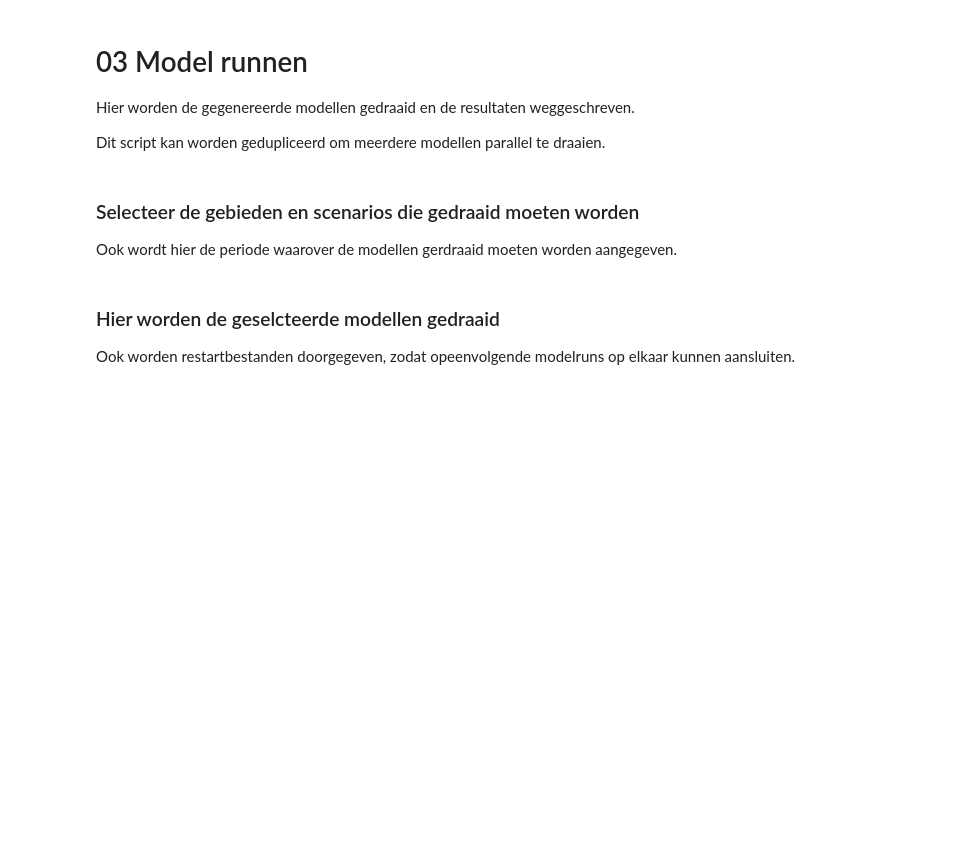
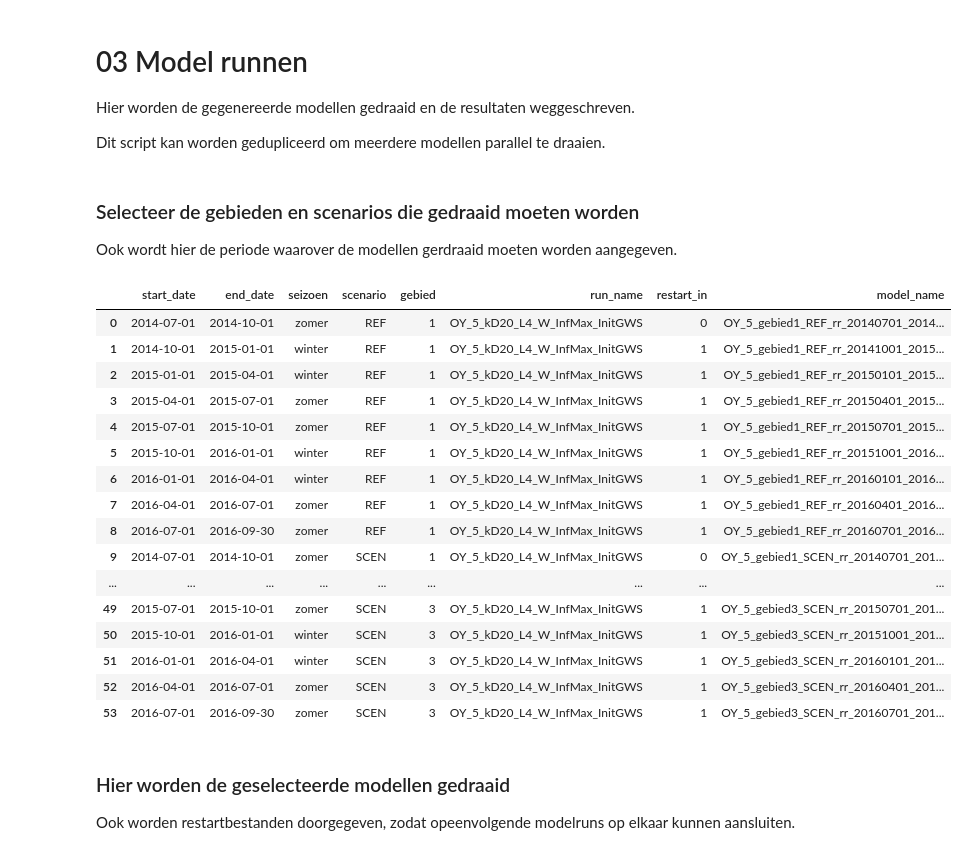
Before and after one commit to Sweco-NL/WRIJ_RR_Unpaved_methode, a Jupyter notebook: notebooks/RR_03_run_RR_unpaved_modellen.ipynb, the cells around one changed output. Saved outputs shown, nothing was run; the diff lists cells and outputs as text; code cells hidden in the pictures; blank space fills up the shorter version.

```diff
--- a/notebooks/RR_03_run_RR_unpaved_modellen.ipynb
+++ b/notebooks/RR_03_run_RR_unpaved_modellen.ipynb
@@ -19,26 +18,13 @@ Ook wordt hier de periode waarover de modellen gerdraaid moeten worden aangegeve
 # selectie_gebied = 1 # West
 # selectie_gebied = 2 # Centraal
 # selectie_gebied = 3 # Oost
-
 selectie_gebieden = [1,2,3]
 
 scenarios = ["REF", "SCEN"]
 
-# LONG RUN
-# start_date = "2010-4-1"
-# end_date = "2018-12-31"
-# seizoenen = ["zomer", "winter"]
-# date_range = pd.date_range(start_date, end_date, freq="2D")
-
 # LONG TEST
-start_date = "2015-07-1"
+start_date = "2014-07-1"
 end_date = "2016-09-30"
+date_range = pd.date_range(start_date, end_date, freq="3MS")
 seizoenen = ["zomer", "winter", "winter", "zomer"]
-date_range = pd.date_range(start_date, end_date, freq="3MS")
-
-# SMALL TEST
-# start_date = "2012-4-1"
-# end_date = "2012-4-12"
-# seizoenen = ["zomer", "winter"]
-# date_range = pd.date_range(start_date, end_date, freq="2D")
 # %%
@@ -80,17 +41,39 @@ dir_model_restart = Path("..\\..\\WRIJ_RR_Unpaved_methode_03_modellen\\oude_ijss
 # %%
 simulations_total = pd.DataFrame()
 
-for selectie_gebied in selectie_gebieden:
-    for scenario in scenarios:
+for run_name in run_names:
+    for selectie_gebied in selectie_gebieden:
+        for scenario in scenarios:
+            simulaties = pd.DataFrame()
 
-        simulaties = pd.DataFrame()
-        simulaties["start_date"] = date_range
-        simulaties["end_date"] = simulaties["start_date"].shift(-1)
-        simulaties.loc[simulaties.index[-1],"end_date"] = pd.to_datetime(end_date)
-        simulaties["seizoen"] = (seizoenen * 100)[:len(date_range)]
-        simulaties["scenario"] = scenario
-        simulaties["gebied"] = selectie_gebied
-        simulaties["restart_in"] = [0] + [1] * len(simulaties.index[1:])
+            simulaties["start_date"] = date_range
+            simulaties["end_date"] = simulaties["start_date"].shift(-1)
+            simulaties.loc[simulaties.index[-1],"end_date"] = pd.to_datetime(end_date)
+            simulaties["seizoen"] = (seizoenen * 100)[:len(date_range)]
+            simulaties["scenario"] = scenario
+            simulaties["gebied"] = selectie_gebied
+            simulaties["run_name"] = run_name
+            simulaties["restart_in"] = [0] + [1] * len(simulaties.index[1:])
+            simulaties["model_name"] = simulaties.apply(lambda x: f"{run_name[:4]}_gebied{selectie_gebied}_{scenario}_rr_{pd.to_datetime(x.start_date).strftime('%Y%m%d')}_{pd.to_datetime(x.end_date).strftime('%Y%m%d')}", axis=1)
 
-        simulaties["model_name"] = simulaties.apply(lambda x: f"rr_model__{pd.to_datetime(x.start_date).strftime('%Y_%m_%d')}__{pd.to_datetime(x.end_date).strftime('%Y_%m_%d')}", axis=1)
-        simulations_total = pd.concat([simulations_total, simulaties])
+            simulations_total = pd.concat([simulations_total, simulaties], axis=0).reset_index(drop=True)
+
+simulations_total
+# %% [output]
+|  | start_date | end_date | seizoen | scenario | gebied | run_name | restart_in | model_name |
+| 0 | 2014-07-01 | 2014-10-01 | zomer | REF | 1 | OY_5_kD20_L4_W_InfMax_InitGWS | 0 | OY_5_gebied1_REF_rr_20140701_2014... |
+| 1 | 2014-10-01 | 2015-01-01 | winter | REF | 1 | OY_5_kD20_L4_W_InfMax_InitGWS | 1 | OY_5_gebied1_REF_rr_20141001_2015... |
+| 2 | 2015-01-01 | 2015-04-01 | winter | REF | 1 | OY_5_kD20_L4_W_InfMax_InitGWS | 1 | OY_5_gebied1_REF_rr_20150101_2015... |
+| 3 | 2015-04-01 | 2015-07-01 | zomer | REF | 1 | OY_5_kD20_L4_W_InfMax_InitGWS | 1 | OY_5_gebied1_REF_rr_20150401_2015... |
+| 4 | 2015-07-01 | 2015-10-01 | zomer | REF | 1 | OY_5_kD20_L4_W_InfMax_InitGWS | 1 | OY_5_gebied1_REF_rr_20150701_2015... |
+| 5 | 2015-10-01 | 2016-01-01 | winter | REF | 1 | OY_5_kD20_L4_W_InfMax_InitGWS | 1 | OY_5_gebied1_REF_rr_20151001_2016... |
+| 6 | 2016-01-01 | 2016-04-01 | winter | REF | 1 | OY_5_kD20_L4_W_InfMax_InitGWS | 1 | OY_5_gebied1_REF_rr_20160101_2016... |
+| 7 | 2016-04-01 | 2016-07-01 | zomer | REF | 1 | OY_5_kD20_L4_W_InfMax_InitGWS | 1 | OY_5_gebied1_REF_rr_20160401_2016... |
+| 8 | 2016-07-01 | 2016-09-30 | zomer | REF | 1 | OY_5_kD20_L4_W_InfMax_InitGWS | 1 | OY_5_gebied1_REF_rr_20160701_2016... |
+| 9 | 2014-07-01 | 2014-10-01 | zomer | SCEN | 1 | OY_5_kD20_L4_W_InfMax_InitGWS | 0 | OY_5_gebied1_SCEN_rr_20140701_201... |
+| ... | ... | ... | ... | ... | ... | ... | ... | ... |
+| 49 | 2015-07-01 | 2015-10-01 | zomer | SCEN | 3 | OY_5_kD20_L4_W_InfMax_InitGWS | 1 | OY_5_gebied3_SCEN_rr_20150701_201... |
+| 50 | 2015-10-01 | 2016-01-01 | winter | SCEN | 3 | OY_5_kD20_L4_W_InfMax_InitGWS | 1 | OY_5_gebied3_SCEN_rr_20151001_201... |
+| 51 | 2016-01-01 | 2016-04-01 | winter | SCEN | 3 | OY_5_kD20_L4_W_InfMax_InitGWS | 1 | OY_5_gebied3_SCEN_rr_20160101_201... |
+| 52 | 2016-04-01 | 2016-07-01 | zomer | SCEN | 3 | OY_5_kD20_L4_W_InfMax_InitGWS | 1 | OY_5_gebied3_SCEN_rr_20160401_201... |
+| 53 | 2016-07-01 | 2016-09-30 | zomer | SCEN | 3 | OY_5_kD20_L4_W_InfMax_InitGWS | 1 | OY_5_gebied3_SCEN_rr_20160701_201... |
@@ -127,5 +80,5 @@ simulations_total
 # %% [markdown]
-### Hier worden de geselcteerde modellen gedraaid
+### Hier worden de geselecteerde modellen gedraaid
 
 Ook worden restartbestanden doorgegeven, zodat opeenvolgende modelruns op elkaar kunnen aansluiten.
 # %%
```
Also changed, not shown: parts of 6 cells of this notebook, 12 other files.
